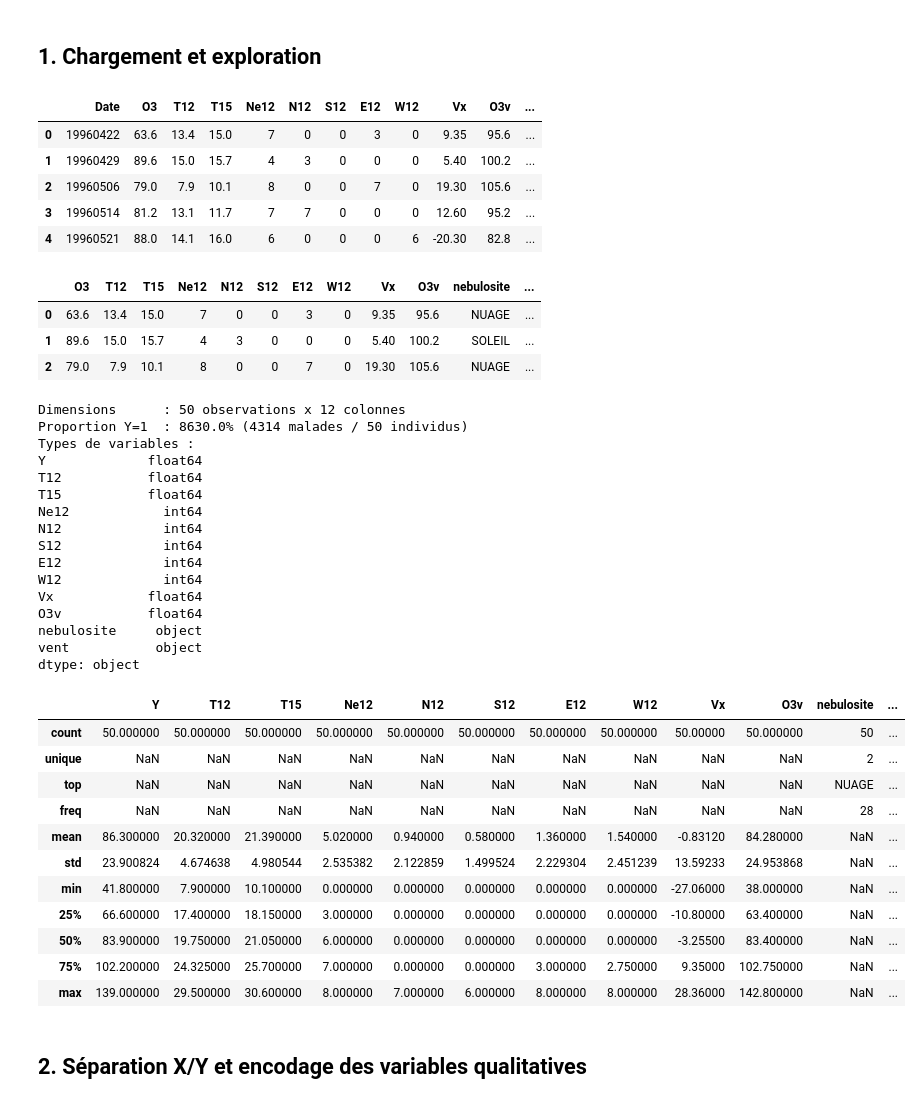
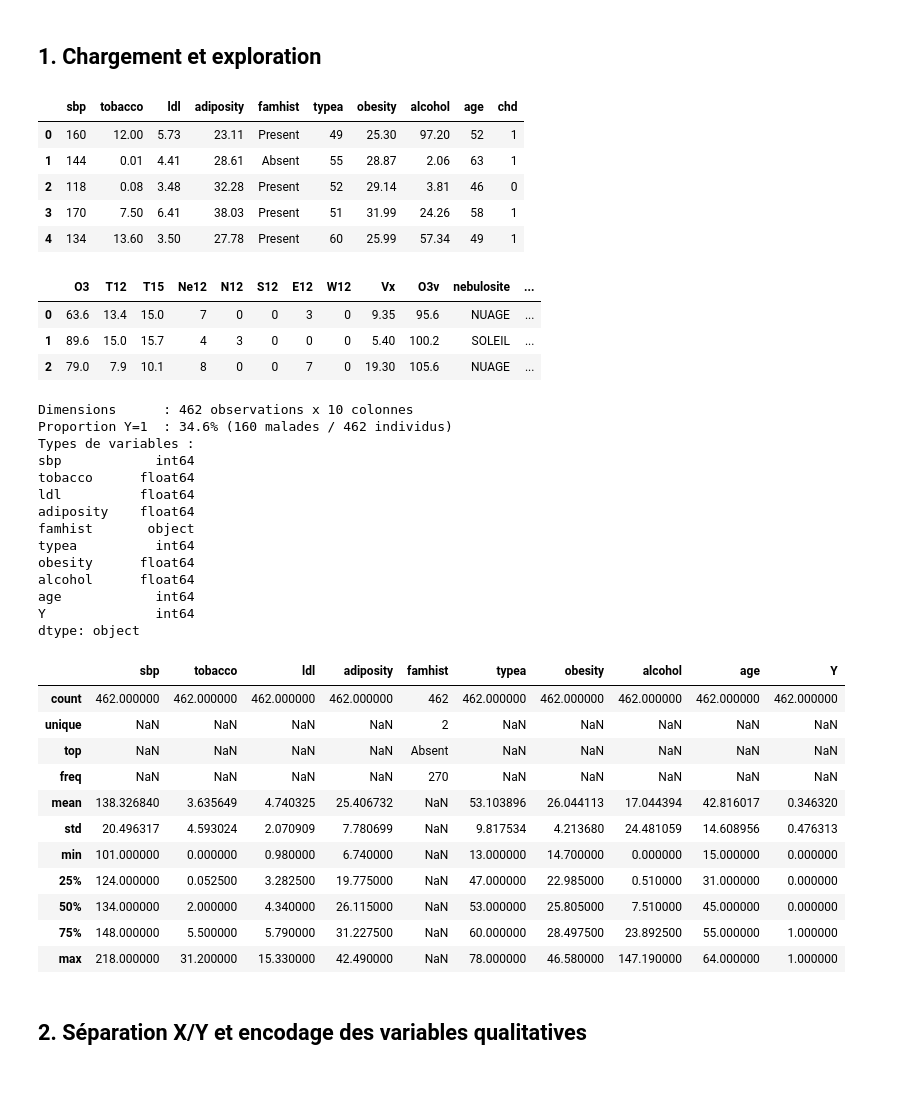
Before and after one commit to jcout79/Formation-ENSAE, a Jupyter notebook: Session3/01_preparation.ipynb, the cells around one changed output. Saved outputs shown, nothing was run; the diff lists cells and outputs as text; code cells hidden in the pictures.

```diff
--- a/Session3/01_preparation.ipynb
+++ b/Session3/01_preparation.ipynb
@@ -19,22 +19,22 @@ SORTIE = "../Session3/"
 # %% [markdown]
 ## 1. Chargement et exploration
 # %%
-#don = pd.read_csv("https://regression-avec-python.github.io/donnees/SAh.csv",
-#                  header=0, sep=",")
+don = pd.read_csv("https://regression-avec-python.github.io/donnees/SAh.csv",
+                  header=0, sep=",")
 ### import fichier csv
 # don = pd.read_csv("spambase/spambase.data", header=None, sep=",")
 
 ### import fichier texte :
-don = pd.read_table("ozone.txt", header=0, sep=";")
+# don = pd.read_table("ozone.txt", header=0, sep=";")
 
 don.head()
 # %% [output]
-|  | Date | O3 | T12 | T15 | Ne12 | N12 | S12 | E12 | W12 | Vx | O3v | ... |
-| 0 | 19960422 | 63.6 | 13.4 | 15.0 | 7 | 0 | 0 | 3 | 0 | 9.35 | 95.6 | ... |
-| 1 | 19960429 | 89.6 | 15.0 | 15.7 | 4 | 3 | 0 | 0 | 0 | 5.40 | 100.2 | ... |
-| 2 | 19960506 | 79.0 | 7.9 | 10.1 | 8 | 0 | 0 | 7 | 0 | 19.30 | 105.6 | ... |
-| 3 | 19960514 | 81.2 | 13.1 | 11.7 | 7 | 7 | 0 | 0 | 0 | 12.60 | 95.2 | ... |
-| 4 | 19960521 | 88.0 | 14.1 | 16.0 | 6 | 0 | 0 | 0 | 6 | -20.30 | 82.8 | ... |
+|  | sbp | tobacco | ldl | adiposity | famhist | typea | obesity | alcohol | age | chd |
+| 0 | 160 | 12.00 | 5.73 | 23.11 | Present | 49 | 25.30 | 97.20 | 52 | 1 |
+| 1 | 144 | 0.01 | 4.41 | 28.61 | Absent | 55 | 28.87 | 2.06 | 63 | 1 |
+| 2 | 118 | 0.08 | 3.48 | 32.28 | Present | 52 | 29.14 | 3.81 | 46 | 0 |
+| 3 | 170 | 7.50 | 6.41 | 38.03 | Present | 51 | 31.99 | 24.26 | 58 | 1 |
+| 4 | 134 | 13.60 | 3.50 | 27.78 | Present | 60 | 25.99 | 57.34 | 49 | 1 |
 # %%
 # Si fichier de données sans noms de colonnes
 # 2. Renommer la première colonne en "Y"
@@ -52,41 +52,39 @@ don.head(3)
 | 2 | 79.0 | 7.9 | 10.1 | 8 | 0 | 0 | 7 | 0 | 19.30 | 105.6 | NUAGE | ... |
 # %%
 # Modifier nom variable à prédire
-don.rename(columns={"O3": "Y"}, inplace=True)
+don.rename(columns={"chd": "Y"}, inplace=True)
 print(f"Dimensions      : {don.shape[0]} observations x {don.shape[1]} colonnes")
 print(f"Proportion Y=1  : {don.Y.mean():.1%} ({int(don.Y.sum())} malades / {len(don)} individus)")
 print(f"Types de variables :")
 print(don.dtypes)
 don.describe(include='all')
 # %% [output]
-Dimensions      : 50 observations x 12 colonnes
-Proportion Y=1  : 8630.0% (4314 malades / 50 individus)
+Dimensions      : 462 observations x 10 colonnes
+Proportion Y=1  : 34.6% (160 malades / 462 individus)
 Types de variables :
-Y             float64
-T12           float64
-T15           float64
-Ne12            int64
-N12             int64
-S12             int64
-E12             int64
-W12             int64
-Vx            float64
-O3v           float64
-nebulosite     object
-vent           object
+sbp            int64
+tobacco      float64
+ldl          float64
+adiposity    float64
+famhist       object
+typea          int64
+obesity      float64
+alcohol      float64
+age            int64
+Y              int64
 dtype: object
-|  | Y | T12 | T15 | Ne12 | N12 | S12 | E12 | W12 | Vx | O3v | nebulosite | ... |
-| count | 50.000000 | 50.000000 | 50.000000 | 50.000000 | 50.000000 | 50.000000 | 50.000000 | 50.000000 | 50.00000 | 50.000000 | 50 | ... |
-| unique | NaN | NaN | NaN | NaN | NaN | NaN | NaN | NaN | NaN | NaN | 2 | ... |
-| top | NaN | NaN | NaN | NaN | NaN | NaN | NaN | NaN | NaN | NaN | NUAGE | ... |
-| freq | NaN | NaN | NaN | NaN | NaN | NaN | NaN | NaN | NaN | NaN | 28 | ... |
-| mean | 86.300000 | 20.320000 | 21.390000 | 5.020000 | 0.940000 | 0.580000 | 1.360000 | 1.540000 | -0.83120 | 84.280000 | NaN | ... |
-| std | 23.900824 | 4.674638 | 4.980544 | 2.535382 | 2.122859 | 1.499524 | 2.229304 | 2.451239 | 13.59233 | 24.953868 | NaN | ... |
-| min | 41.800000 | 7.900000 | 10.100000 | 0.000000 | 0.000000 | 0.000000 | 0.000000 | 0.000000 | -27.06000 | 38.000000 | NaN | ... |
-| 25% | 66.600000 | 17.400000 | 18.150000 | 3.000000 | 0.000000 | 0.000000 | 0.000000 | 0.000000 | -10.80000 | 63.400000 | NaN | ... |
-| 50% | 83.900000 | 19.750000 | 21.050000 | 6.000000 | 0.000000 | 0.000000 | 0.000000 | 0.000000 | -3.25500 | 83.400000 | NaN | ... |
-| 75% | 102.200000 | 24.325000 | 25.700000 | 7.000000 | 0.000000 | 0.000000 | 3.000000 | 2.750000 | 9.35000 | 102.750000 | NaN | ... |
-| max | 139.000000 | 29.500000 | 30.600000 | 8.000000 | 7.000000 | 6.000000 | 8.000000 | 8.000000 | 28.36000 | 142.800000 | NaN | ... |
+|  | sbp | tobacco | ldl | adiposity | famhist | typea | obesity | alcohol | age | Y |
+| count | 462.000000 | 462.000000 | 462.000000 | 462.000000 | 462 | 462.000000 | 462.000000 | 462.000000 | 462.000000 | 462.000000 |
+| unique | NaN | NaN | NaN | NaN | 2 | NaN | NaN | NaN | NaN | NaN |
+| top | NaN | NaN | NaN | NaN | Absent | NaN | NaN | NaN | NaN | NaN |
+| freq | NaN | NaN | NaN | NaN | 270 | NaN | NaN | NaN | NaN | NaN |
+| mean | 138.326840 | 3.635649 | 4.740325 | 25.406732 | NaN | 53.103896 | 26.044113 | 17.044394 | 42.816017 | 0.346320 |
+| std | 20.496317 | 4.593024 | 2.070909 | 7.780699 | NaN | 9.817534 | 4.213680 | 24.481059 | 14.608956 | 0.476313 |
+| min | 101.000000 | 0.000000 | 0.980000 | 6.740000 | NaN | 13.000000 | 14.700000 | 0.000000 | 15.000000 | 0.000000 |
+| 25% | 124.000000 | 0.052500 | 3.282500 | 19.775000 | NaN | 47.000000 | 22.985000 | 0.510000 | 31.000000 | 0.000000 |
+| 50% | 134.000000 | 2.000000 | 4.340000 | 26.115000 | NaN | 53.000000 | 25.805000 | 7.510000 | 45.000000 | 0.000000 |
+| 75% | 148.000000 | 5.500000 | 5.790000 | 31.227500 | NaN | 60.000000 | 28.497500 | 23.892500 | 55.000000 | 1.000000 |
+| max | 218.000000 | 31.200000 | 15.330000 | 42.490000 | NaN | 78.000000 | 46.580000 | 147.190000 | 64.000000 | 1.000000 |
 # %% [markdown]
 ## 2. Séparation X/Y et encodage des variables qualitatives
 # %% [markdown]
```
Also changed, not shown: parts of 7 cells of this notebook, 8 other files.
